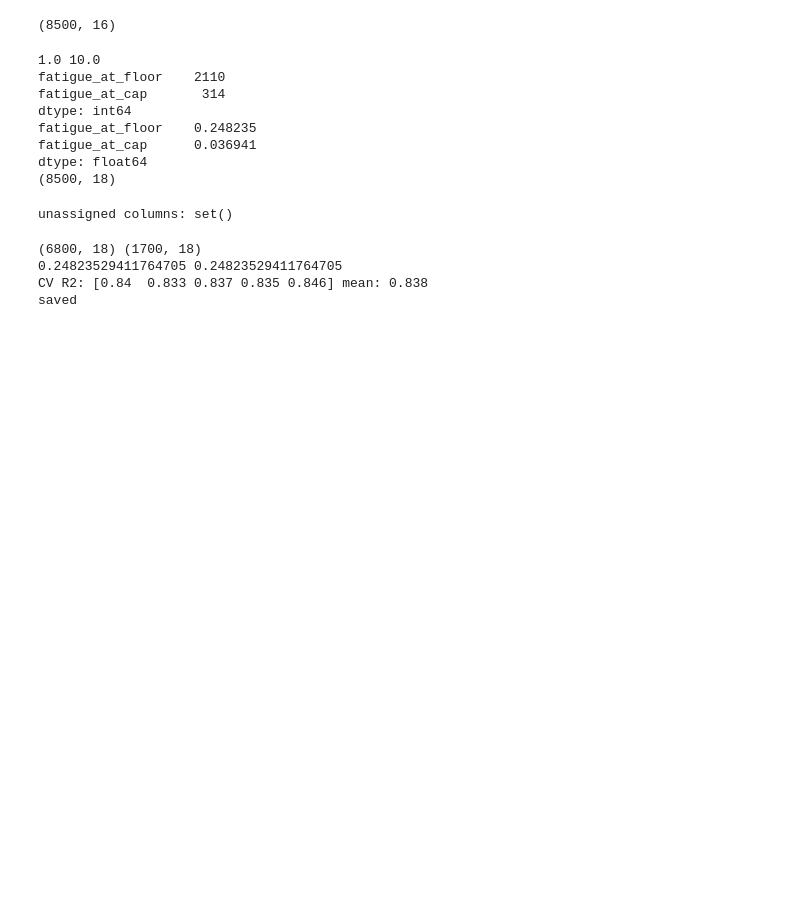
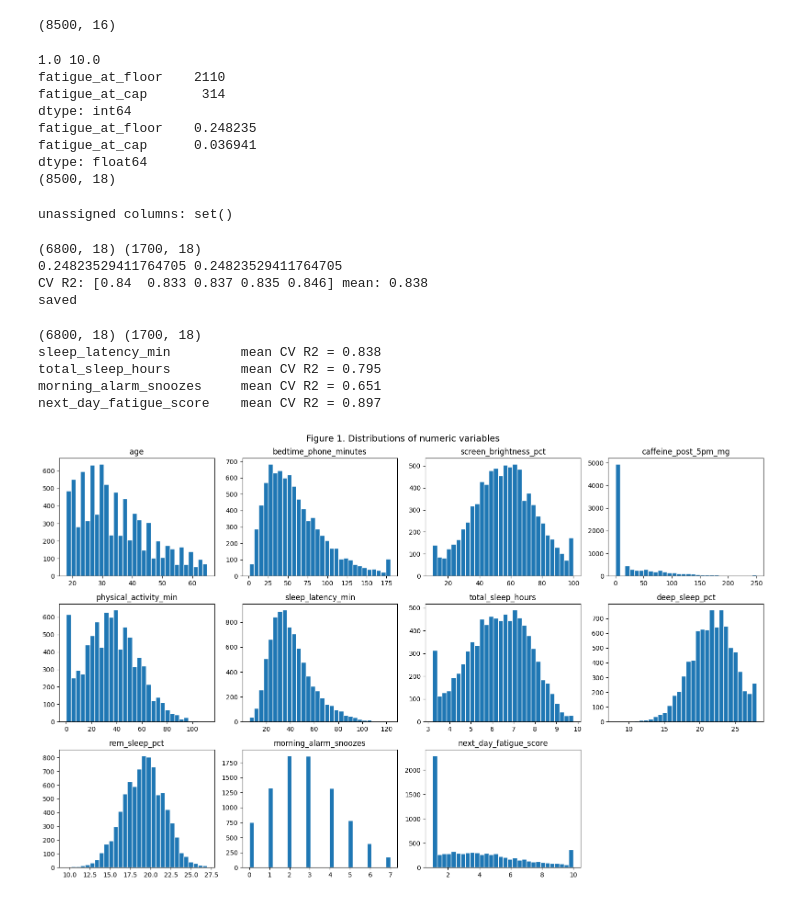
Before and after one commit to eu1dev/Data-Science, a Jupyter notebook: main.ipynb, the cells around one changed output. Cells and saved outputs as stored; diff of their text form; code cells hidden in the pictures; blank space fills up the shorter version.

```diff
--- a/main.ipynb
+++ b/main.ipynb
@@ -119,3 +119,46 @@ print("saved")
 0.24823529411764705 0.24823529411764705
 CV R2: [0.84  0.833 0.837 0.835 0.846] mean: 0.838
 saved
+# %%
+# Verify saved split and run 5-fold CV for every target
+train_df = pd.read_csv("train.csv"); test_df = pd.read_csv("test.csv")
+print(train_df.shape, test_df.shape)
+for t in stage1_targets + [outcome]:
+    feats = stage1_features if t in stage1_targets else stage2_features
+    pipe = Pipeline([("prep", build_preprocessor(feats)), ("model", Ridge(alpha=1.0))])
+    r2 = cross_val_score(pipe, train_df[feats], train_df[t], cv=cv, scoring="r2")
+    print(f"{t:25s} mean CV R2 = {r2.mean():.3f}")
+# %% [output]
+(6800, 18) (1700, 18)
+sleep_latency_min         mean CV R2 = 0.838
+total_sleep_hours         mean CV R2 = 0.795
+morning_alarm_snoozes     mean CV R2 = 0.651
+next_day_fatigue_score    mean CV R2 = 0.897
+# %%
+# %% Cell 1: setup (new cell at the bottom of main.ipynb)
+import os
+import pandas as pd
+import matplotlib.pyplot as plt
+import seaborn as sns
+
+os.makedirs("figures", exist_ok=True)
+eda = pd.read_csv("bedtime_screentime_sleep_debt.csv")
+eda = eda.drop(columns=["user_id", "sleep_debt_category"])
+
+numeric_cols = ["age", "bedtime_phone_minutes", "screen_brightness_pct", "caffeine_post_5pm_mg",
+                "physical_activity_min", "sleep_latency_min", "total_sleep_hours",
+                "deep_sleep_pct", "rem_sleep_pct", "morning_alarm_snoozes", "next_day_fatigue_score"]
+# %%
+# %% Cell 2: Figure 1, histograms of all numeric variables
+fig, axes = plt.subplots(3, 4, figsize=(16, 10))
+for ax, col in zip(axes.ravel(), numeric_cols):
+    ax.hist(eda[col], bins=30, edgecolor="white")
+    ax.set_title(col)
+for ax in axes.ravel()[len(numeric_cols):]:
+    ax.axis("off")
+fig.suptitle("Figure 1. Distributions of numeric variables", fontsize=14)
+plt.tight_layout()
+plt.savefig("figures/fig1_histograms.png", dpi=150)
+plt.show()
+# %% [output]
+[figure, added]
```
Also changed, not shown: parts of 4 cells of this notebook, 3 other files.
